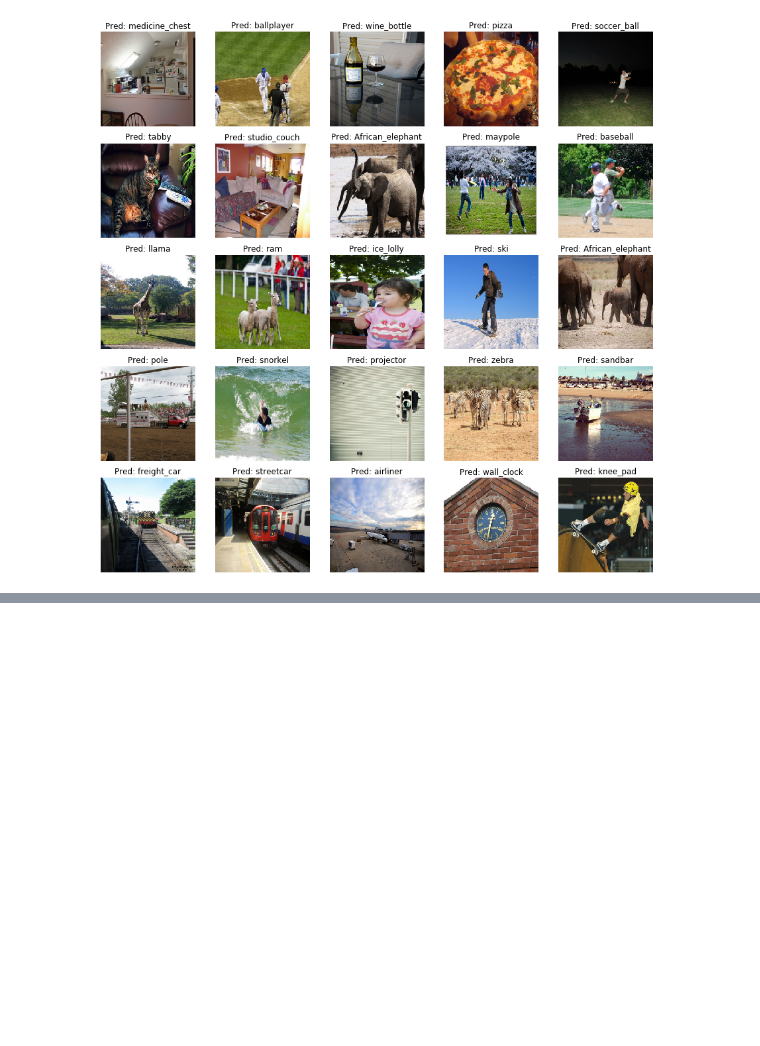
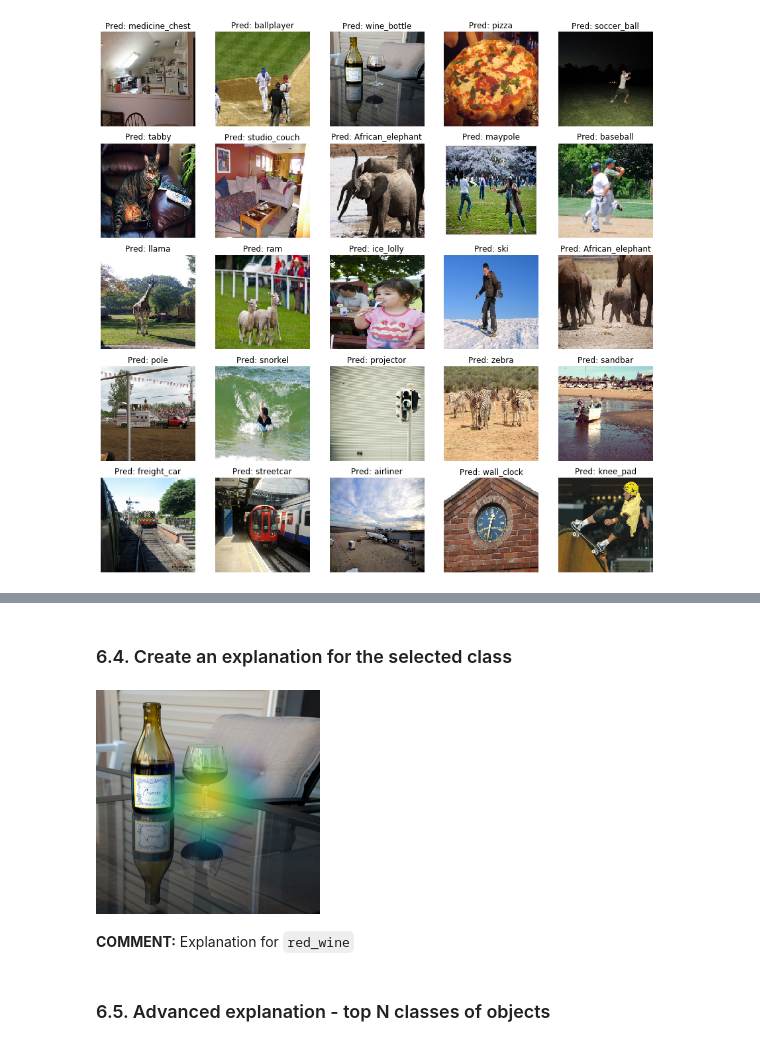
Before and after one commit to ajits-github/Exploring_NN_with_Numpy, a Jupyter notebook: coco_resnet_keras_resnet_34_eli5.ipynb, the cells around one changed output, grey strips where cells are left out. Drawn from its saved outputs; the diff is of its cells as text; code cells hidden in the pictures; blank space fills up the shorter version.

```diff
--- a/coco_resnet_keras_resnet_34_eli5.ipynb
+++ b/coco_resnet_keras_resnet_34_eli5.ipynb
@@ -112,0 +173,10 @@ WARNING:tensorflow:From /Users/piotrskalski/opt/anaconda3/envs/ExplainingImageCl
+# %% [markdown]
+### 6.4. Create an explanation for the selected class
+# %%
+eli5.show_prediction(model, image_example, targets=[966])
+# %% [output]
+[figure, added]
+# %% [markdown]
+**COMMENT:** Explanation for `red_wine`
+# %% [markdown]
+### 6.5. Advanced explanation - top N classes of objects
```
Also changed, not shown: parts of 15 cells of this notebook.
